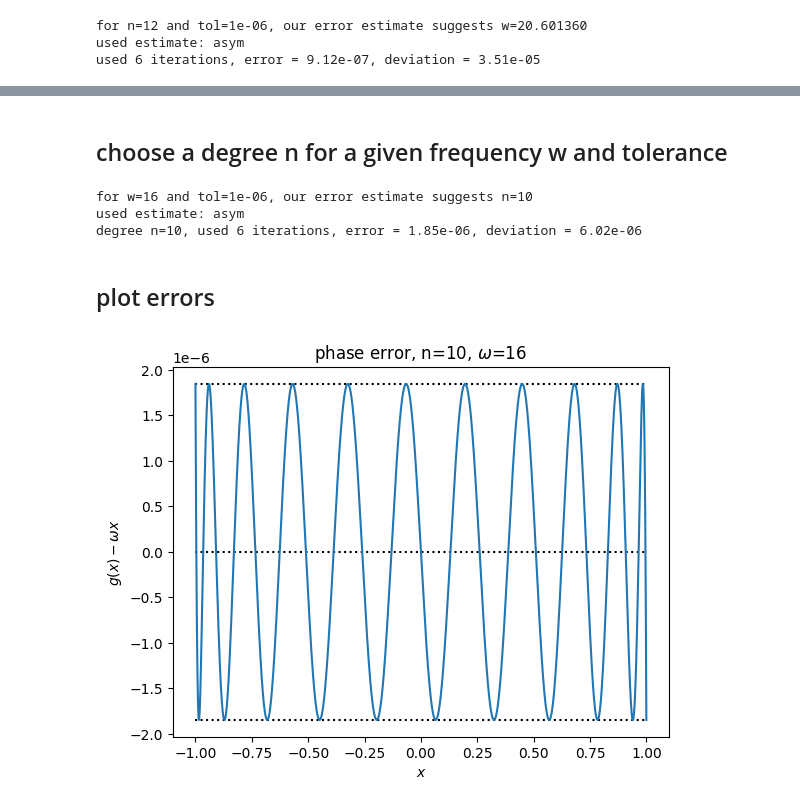
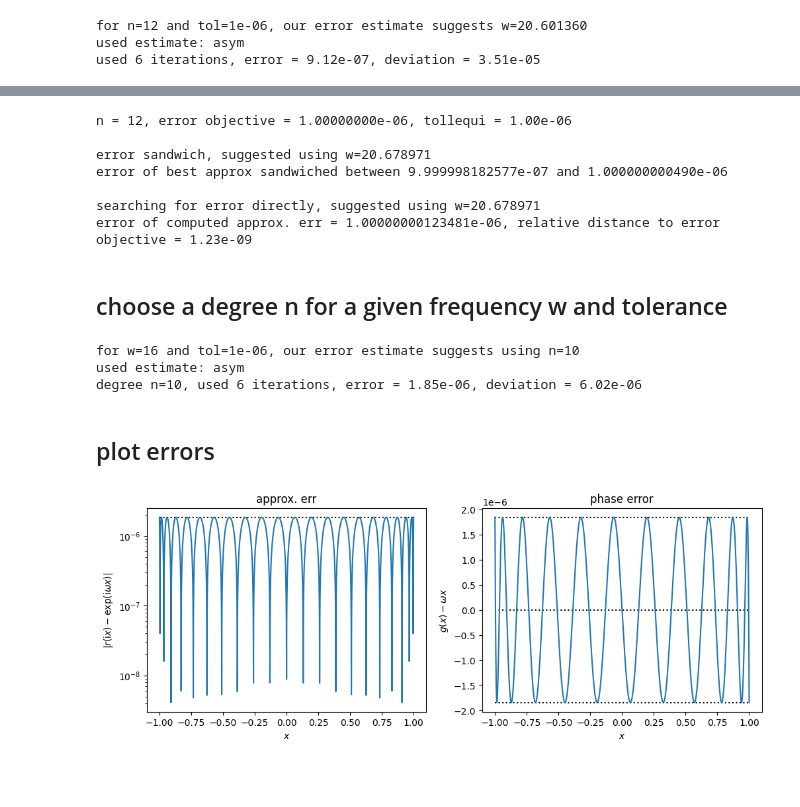
Before and after one commit to newbisi/rexpi, a Jupyter notebook: examples/ex1_adaptivesetup.ipynb, the cells around one changed output, grey strips where cells are left out. Drawn from its saved outputs; the diff is of its cells as text; code cells hidden in the pictures; blank space fills up the shorter version.

Commit message:
added routine to determine w for n and error

```diff
--- a/examples/ex1_adaptivesetup.ipynb
+++ b/examples/ex1_adaptivesetup.ipynb
@@ -26,16 +30,41 @@ used 6 iterations, error = 9.12e-07, deviation = 3.51e-05
+# %%
+n = 12
+errob = 1e-6
+tolequi=1e-12/errob
+print("n = %d, error objective = %.8e, tollequi = %.2e\n"%(n,errob,tolequi))
+
+r, success, wnew, info = rexpi.brib_err(n, errob, errsandwich=1, tolequi=tolequi)
+erru = info['err']
+errl = (1-info['dev'])*info['err']
+print("error sandwich, suggested using w=%f"%wnew)
+print("error of best approx sandwiched between %.12e and %.12e\n"%(errl,erru))
+
+r, success, wnew, info = rexpi.brib_err(n, errob, errsandwich=0, tolequi=tolequi)
+err = info['err']
+errdist = abs(info['err']-errob)/info['err']
+print("searching for error directly, suggested using w=%f"%wnew)
+print("error of computed approx. err = %.14e, relative distance to error objective = %.2e"%(err,errdist))
+# %% [output]
+n = 12, error objective = 1.00000000e-06, tollequi = 1.00e-06
+
+error sandwich, suggested using w=20.678971
+error of best approx sandwiched between 9.999998182577e-07 and 1.000000000490e-06
+
+searching for error directly, suggested using w=20.678971
+error of computed approx. err = 1.00000000123481e-06, relative distance to error objective = 1.23e-09
 # %% [markdown]
 ## choose a degree n for a given frequency w and tolerance
 # %%
 w = 16
 tol = 1e-6
 n, infoest = rexpi.nest(w,tol,info=1)
-print("for w={} and tol={}, our error estimate suggests n={}".format(w,tol,n))
+print("for w={} and tol={}, our error estimate suggests using n={}".format(w,tol,n))
 print("used estimate: %s"%infoest['type'])
 
 rx, info = rexpi.brib(w = w, n = n, tolequi = 1e-3, info=1)
 print("degree n=%d, used %d iterations, error = %.2e, deviation = %.2e"%(n,info['iterations'],info['err'],info['dev']))
 # %% [output]
-for w=16 and tol=1e-06, our error estimate suggests n=10
+for w=16 and tol=1e-06, our error estimate suggests using n=10
 used estimate: asym
 degree n=10, used 6 iterations, error = 1.85e-06, deviation = 6.02e-06
 # %% [markdown]
@@ -50,11 +79,21 @@ aprxerrxmax = np.max(np.abs(aprxerr))
 phaseerr = np.angle(rx(1j*xs)/yref)
 phaseerrmax = max(abs(phaseerr))
 # %%
-plt.plot([-1,1],[0,0],'k:',[-1,1],[phaseerrmax,phaseerrmax],'k:',[-1,1],[-phaseerrmax,-phaseerrmax],'k:')
-plt.plot(xs,phaseerr);
-plt.title("phase error, n={}, $\omega$={}".format(n,w))
-plt.ylabel("$g(x)-\omega x$")
-plt.xlabel("$x$");
+fig, (ax1, ax2) = plt.subplots(1,2, figsize=(12,4))
+
+ax2.plot([-1,1],[0,0],'k:',[-1,1],[phaseerrmax,phaseerrmax],'k:',[-1,1],[-phaseerrmax,-phaseerrmax],'k:')
+ax2.plot(xs,phaseerr);
+ax2.set_title("phase error")
+ax2.set_ylabel("$g(x)-\omega x$")
+ax2.set_xlabel("$x$");
+
+ax1.semilogy([-1,1],[aprxerrxmax,aprxerrxmax],'k:')
+ax1.semilogy(xs,np.abs(aprxerr));
+ax1.set_title("approx. err")
+ax1.set_ylabel("$|r(\mathrm{i}x)-\exp( \mathrm{i} \omega x)|$")
+ax1.set_xlabel("$x$");
+#plt.ylim((1e-7,4e-6))
+#plt.savefig("approxerror.png")
 #plt.savefig("phaseerror.png")
 # %% [output]
-[figure, old version]
+[figure, new version]
```
Also changed, not shown: parts of 3 cells of this notebook, 1 other file.
